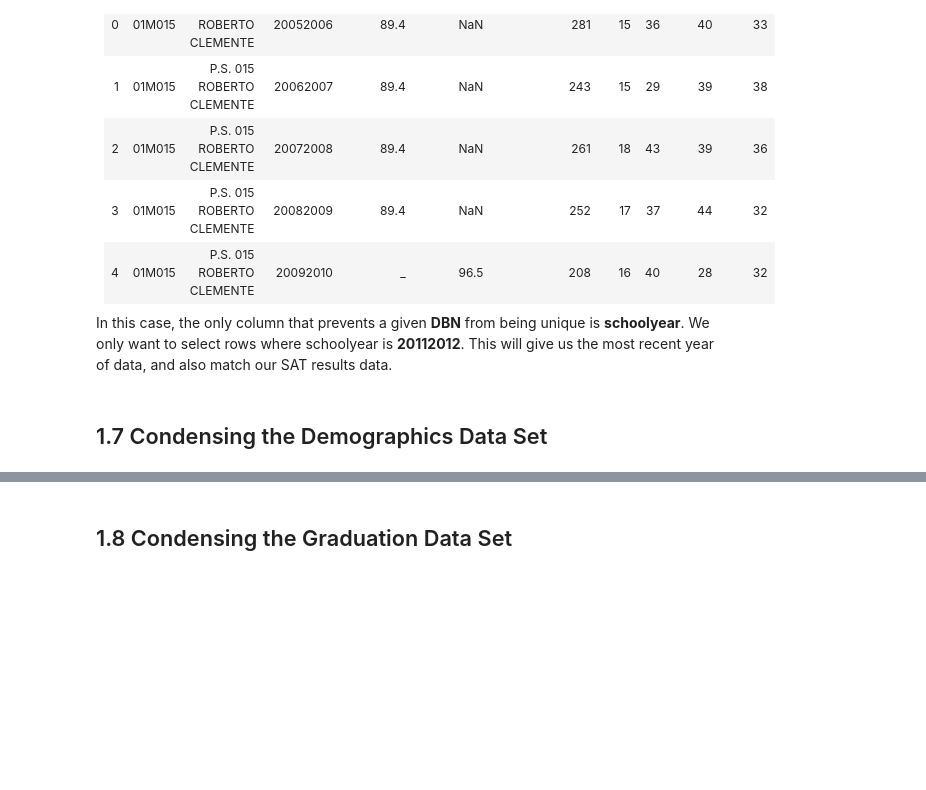
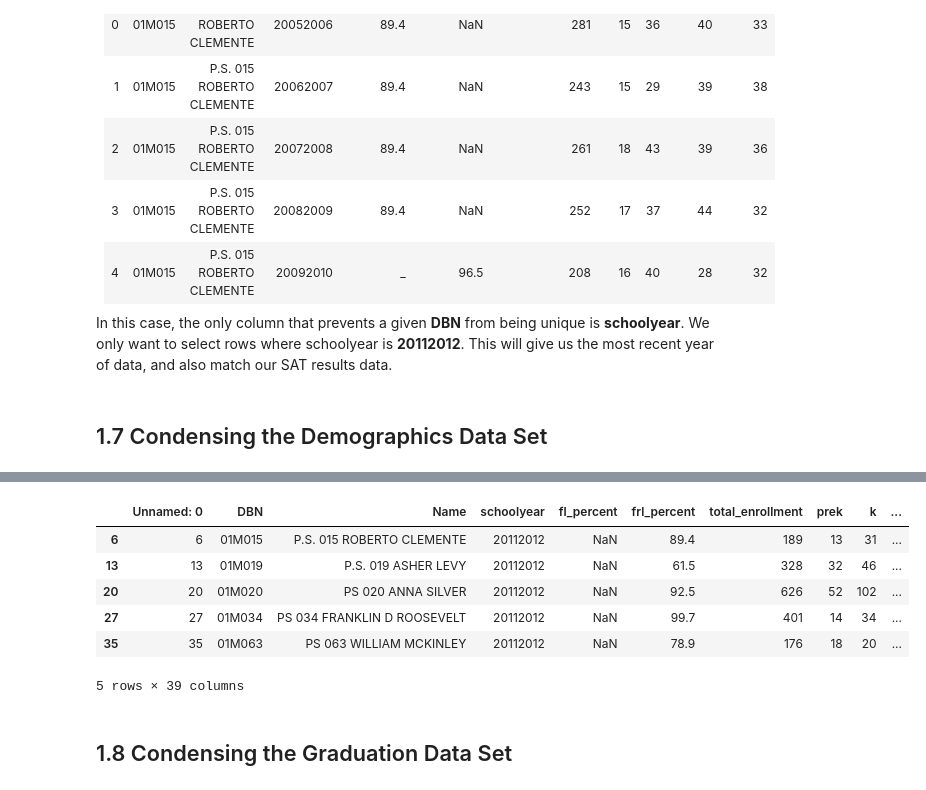
Before and after one commit to HugoTHO/DatasSience-Third-Unit-Notebooks, a Jupyter notebook: Lesson_17_Data_Cleaning_Walkthrough__combining_the_data.ipynb, the cells around one changed output, grey strips where cells are left out. Drawn from its saved outputs; the diff is of its cells as text; code cells hidden in the pictures; blank space fills up the shorter version.

```diff
--- a/Lesson_17_Data_Cleaning_Walkthrough__combining_the_data.ipynb
+++ b/Lesson_17_Data_Cleaning_Walkthrough__combining_the_data.ipynb
@@ -181,6 +181,16 @@ In this case, the only column that prevents a given **DBN** from being unique is
 - Display the first few rows of **data["demographics"]** to verify that the filtering worked.
 # %%
 # put your code here
+data["demographics"] = data["demographics"].loc[data["demographics"]["schoolyear"] == 20112012]
+data["demographics"].head()
+# %% [output]
+|  | Unnamed: 0 | DBN | Name | schoolyear | fl_percent | frl_percent | total_enrollment | prek | k | ... |
+| 6 | 6 | 01M015 | P.S. 015 ROBERTO CLEMENTE | 20112012 | NaN | 89.4 | 189 | 13 | 31 | ... |
+| 13 | 13 | 01M019 | P.S. 019 ASHER LEVY | 20112012 | NaN | 61.5 | 328 | 32 | 46 | ... |
+| 20 | 20 | 01M020 | PS 020 ANNA SILVER | 20112012 | NaN | 92.5 | 626 | 52 | 102 | ... |
+| 27 | 27 | 01M034 | PS 034 FRANKLIN D ROOSEVELT | 20112012 | NaN | 99.7 | 401 | 14 | 34 | ... |
+| 35 | 35 | 01M063 | PS 063 WILLIAM MCKINLEY | 20112012 | NaN | 78.9 | 176 | 18 | 20 | ... |
+5 rows × 39 columns
 # %% [markdown]
 ## 1.8 Condensing the Graduation Data Set
 # %% [markdown]
```
Also changed, not shown: parts of 11 cells of this notebook.
